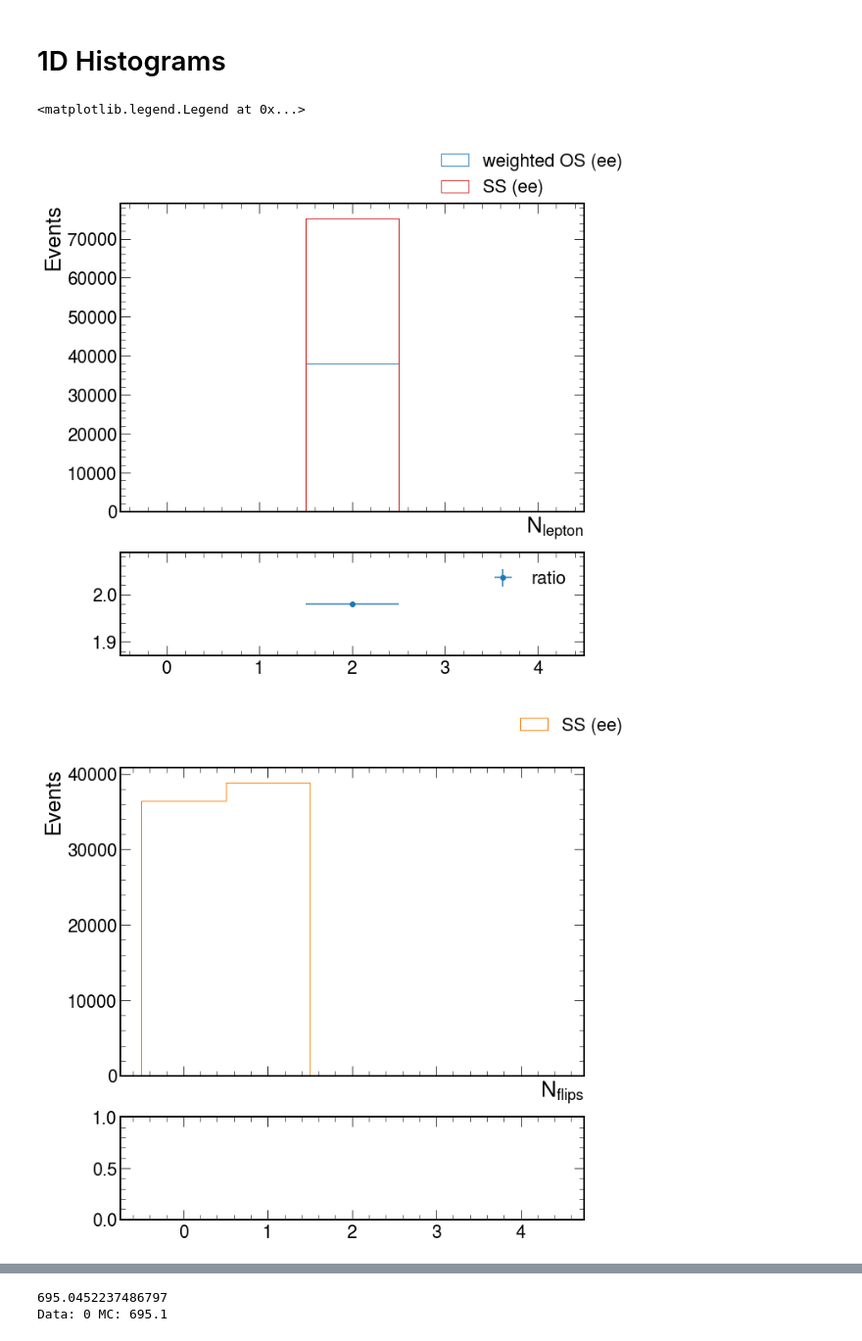
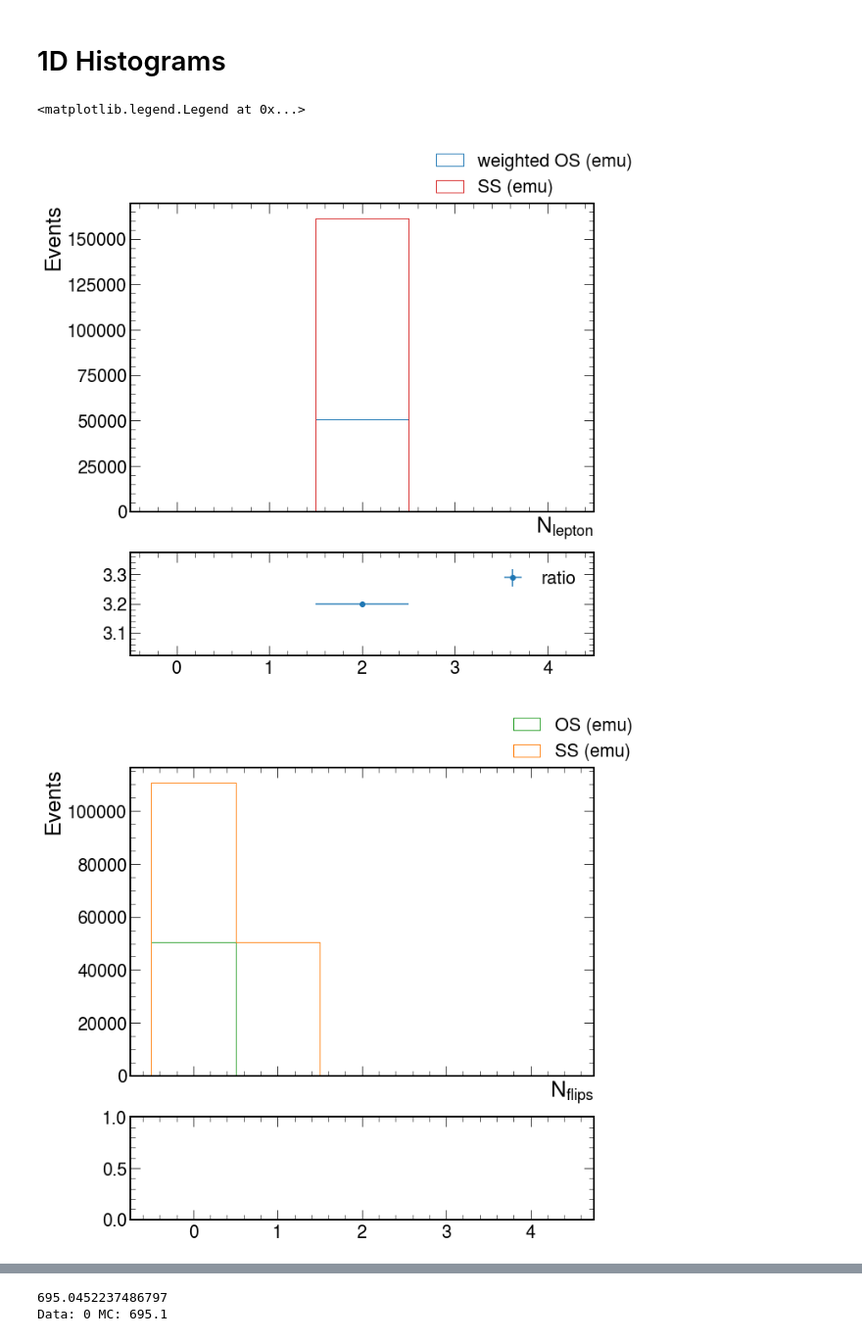
Before and after one commit to JacksonWallace/FCNC, a Jupyter notebook: notebooks/Charge Flip SS.ipynb, the cells around one changed output, grey strips where cells are left out. Shown at 98% size. Cells and saved outputs as stored; diff of their text form; code cells hidden in the pictures.

```diff
--- a/notebooks/Charge Flip SS.ipynb
+++ b/notebooks/Charge Flip SS.ipynb
@@ -31,7 +34,7 @@ from Tools.nano_mapping import make_fileset, nano_mapping
 
 from processor.meta_processor import get_sample_meta
 
-overwrite = True
+overwrite = False
 local = True
 
 # load the config and the cache
@@ -171,8 +176,8 @@ tmp2 = tmp2.rebin('multiplicity', N_bins_red)
 tmp3 = output['electron_flips'].copy()
 tmp3 = tmp3.rebin('multiplicity', N_bins_red)
 
-#tmp4 = output['electron_flips2'].copy()
-#tmp4 = tmp4.rebin('multiplicity', N_bins_red)
+tmp4 = output['electron_flips2'].copy()
+tmp4 = tmp4.rebin('multiplicity', N_bins_red)
 
 h1 = Hist1D.from_bincounts(
     tmp1.sum('dataset').values()[()].T,
@@ -189,10 +194,10 @@ h3 = Hist1D.from_bincounts(
     (tmp3.axis('multiplicity').edges()),
 )
 
-#h4 = Hist1D.from_bincounts(
-#    tmp4.sum('dataset').values()[()].T,
-#    (tmp4.axis('multiplicity').edges()),
-#)
+h4 = Hist1D.from_bincounts(
+    tmp4.sum('dataset').values()[()].T,
+    (tmp4.axis('multiplicity').edges()),
+)
 
 h1_TT = Hist1D.from_bincounts(
     tmp1.values()[('/TTTo2L2Nu_TuneCP5_13TeV-powheg-pythia8/RunIIAutumn18NanoAODv7-Nano02Apr2020_102X_upgrade2018_realistic_v21-v1/NANOAODSIM',)].T,
@@ -222,36 +227,36 @@ h3_TT = Hist1D.from_bincounts(
 
 fig, (ax1,ax2) = plt.subplots(2, sharex=True, figsize=(10,10), gridspec_kw=dict(height_ratios=[3, 1]))
 h2.plot(ax=ax1, alpha=1, color="C0")
 h1.plot(ax=ax1, alpha=1, color="C3")
 
 
 ax1.set_xlabel(r'$N_{lepton}\ $')
 ax1.set_ylabel(r'Events')
 
-fig.legend(["weighted OS (ee)", "SS (ee)"])
+fig.legend(["weighted OS (emu)", "SS (emu)"])
 
 # Gaussian errors
 #    (num/den).plot(ax=ax2,show_errors=True,label="ratio")
 # Asymmetric Clopper-Pearson errors
 h1.divide(h2, binomial=True).plot(ax=ax2, errors=True, label="ratio")
 
 
 
 fig, (ax1,ax2) = plt.subplots(2, sharex=True, figsize=(10,10), gridspec_kw=dict(height_ratios=[3, 1]))
-#h4.plot(ax=ax1, alpha=1, color="C2")
+h4.plot(ax=ax1, alpha=1, color="C2")
 h3.plot(ax=ax1, alpha=1, color="C1")
 
 
 ax1.set_xlabel(r'$N_{flips}\ $')
 ax1.set_ylabel(r'Events')
 
-fig.legend(["SS (ee)"])
+fig.legend(["OS (emu)", "SS (emu)",])
 
 # Gaussian errors
 #    (num/den).plot(ax=ax2,show_errors=True,label="ratio")
 # Asymmetric Clopper-Pearson errors
 # %% [output]
 <matplotlib.legend.Legend at 0x...>
-[figure, old version]
+[figure, new version]
-[figure, old version]
+[figure, new version]
 # %%
```
Also changed, not shown: parts of 8 cells of this notebook, 6 other files.
